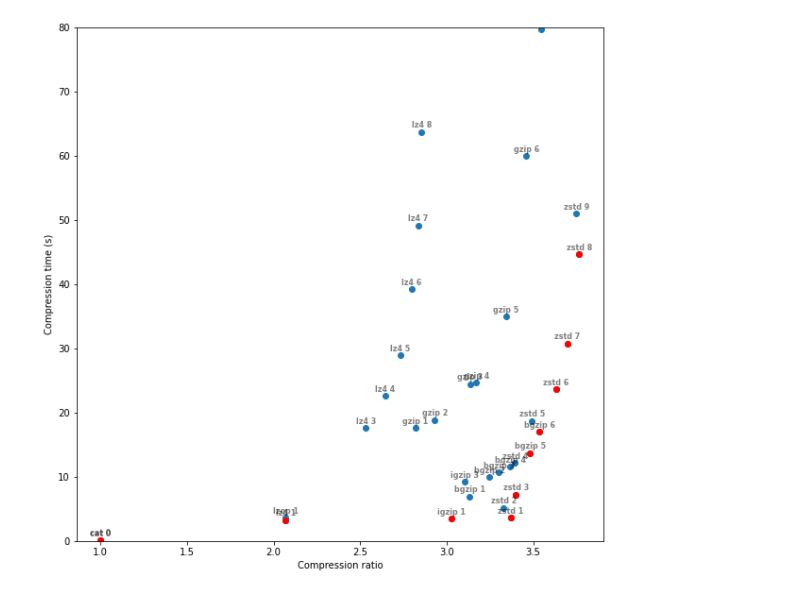
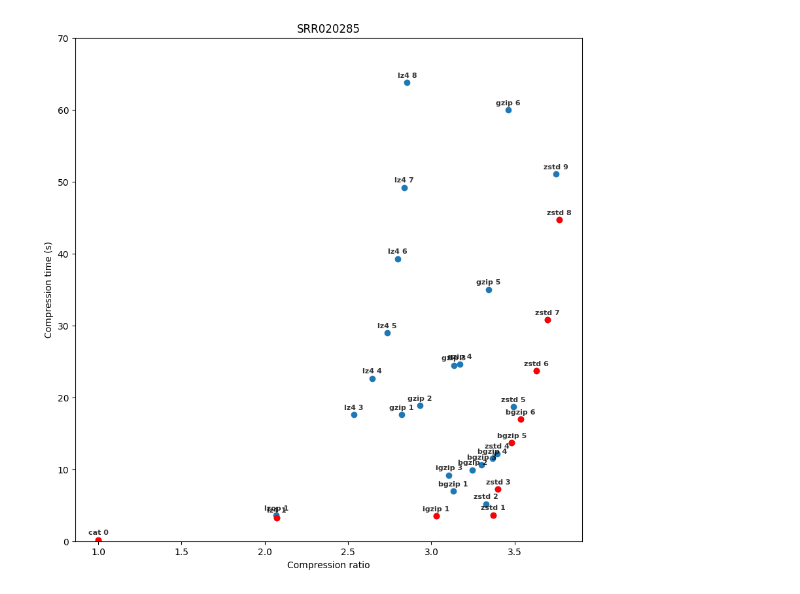
Before and after one commit to marcelm/compression, a Jupyter notebook: plotresults.ipynb, the cells around one changed output. Saved outputs shown, nothing was run; the diff lists cells and outputs as text; code cells hidden in the pictures.

```diff
--- a/plotresults.ipynb
+++ b/plotresults.ipynb
@@ -47,9 +47,35 @@ def plot_table(df, outpath=None, ymax=None):
     if outpath:
         fig.savefig(outpath)
 
-df = read_table("results.SRR020285.darnule.tab")
-plot_table(df, ymax=80)
+
+def plot_table2(df, outpath=None, ymax=None, title=None):
+    fig, ax = plt.subplots(figsize=(10, 10))
+    if title:
+        ax.set_title(title)
+    if ymax:
+        ax.set_ylim(0, ymax)
+    ax.set_xlabel("Compression ratio")
+    ax.set_ylabel("Compression time (s)")
+    ax.scatter(df["ratio"], df["time"])
+    opt = df[df["pareto_optimal"]]
+    ax.scatter(opt["ratio"], opt["time"], color="red")
+    for ratio, time, lev, prog in list(zip(df["ratio"], df["time"], df["level"], df["program"])):
+        text = ax.annotate(
+            f"{prog} {lev}",
+            xy=(ratio, time + 1),
+            clip_on=True,
+            fontsize=8,
+            weight='heavy',
+            horizontalalignment='center',
+            verticalalignment='center',
+        )
+        text.set_alpha(0.8)
+    if outpath:
+        fig.savefig(outpath)
-# %% [output]
-[figure, removed]
+# %%
+df = read_table("results.SRR020285.darnule.tab")
+plot_table2(df, ymax=70, title="SRR020285")
+# %% [output]
+[figure, added]
 # %%
 df = read_table("results.ERR1760498_1.darnule.tab")
```
Also changed, not shown: parts of 2 cells of this notebook, 3 other files.
